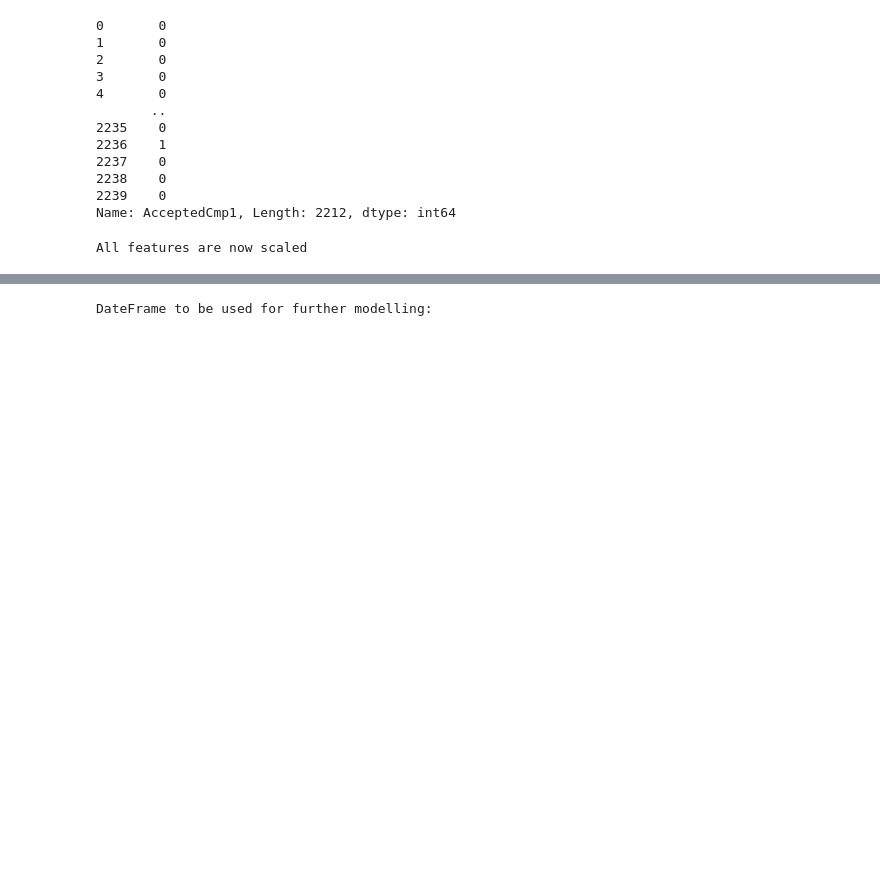
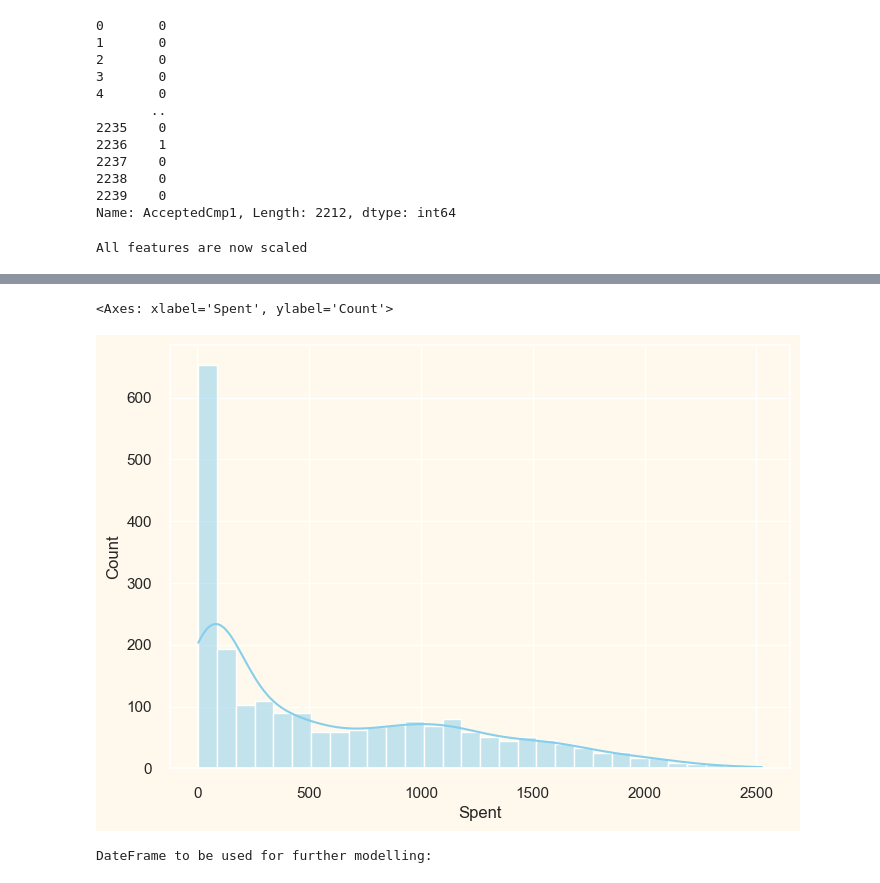
Before and after one commit to baohuy2209/customer-segmentation, a Jupyter notebook: k-means.ipynb, the cells around one changed output, grey strips where cells are left out. Drawn from its saved outputs; the diff is of its cells as text; code cells hidden in the pictures; blank space fills up the shorter version.

```diff
--- a/k-means.ipynb
+++ b/k-means.ipynb
@@ -460,0 +510,5 @@ All features are now scaled
+# %%
+sns.histplot(ds['Spent'], kde=True, bins=30, color='skyblue')
+# %% [output]
+<Axes: xlabel='Spent', ylabel='Count'>
+[figure, added]
```
Also changed, not shown: parts of 18 cells of this notebook, 9 other files.
